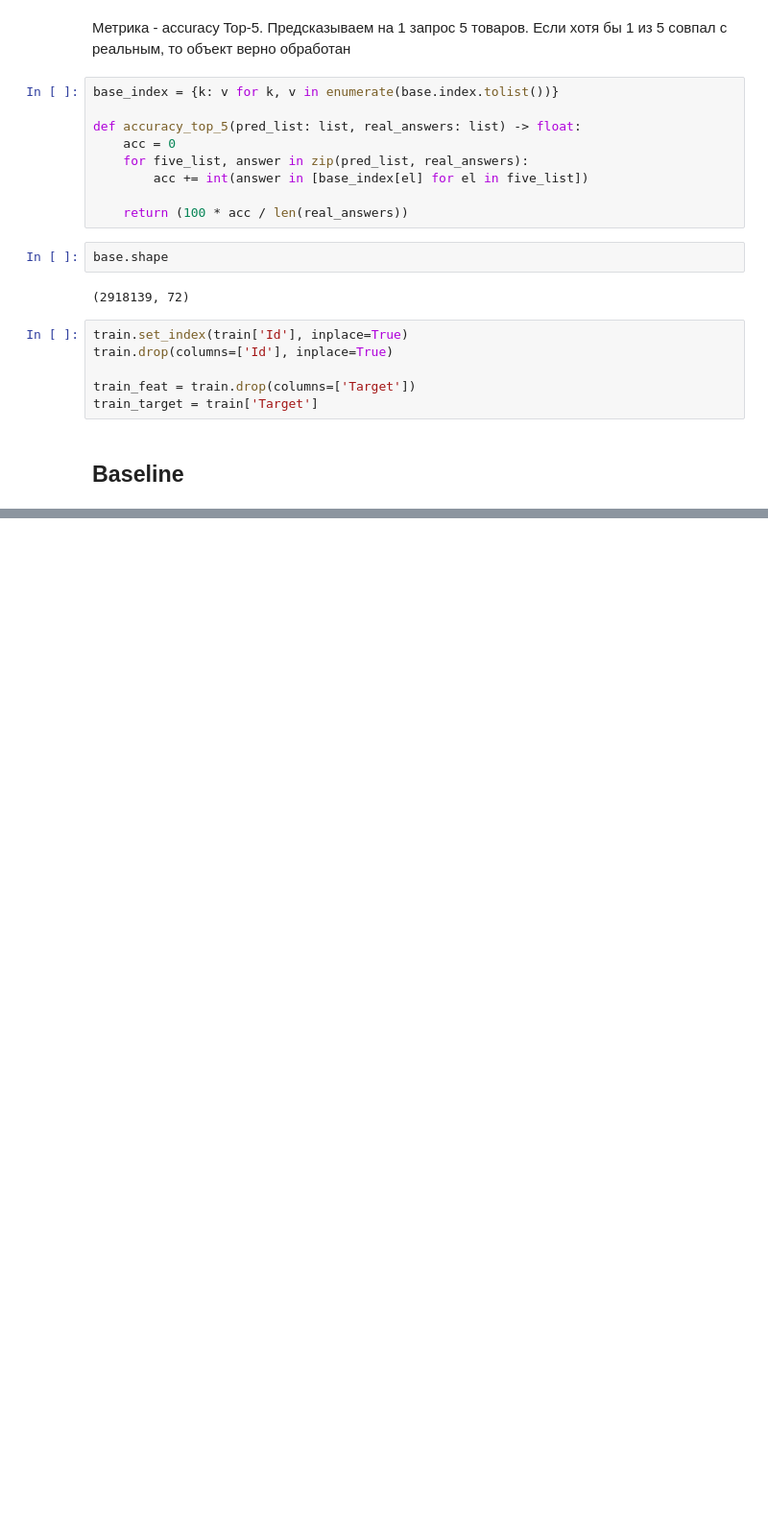
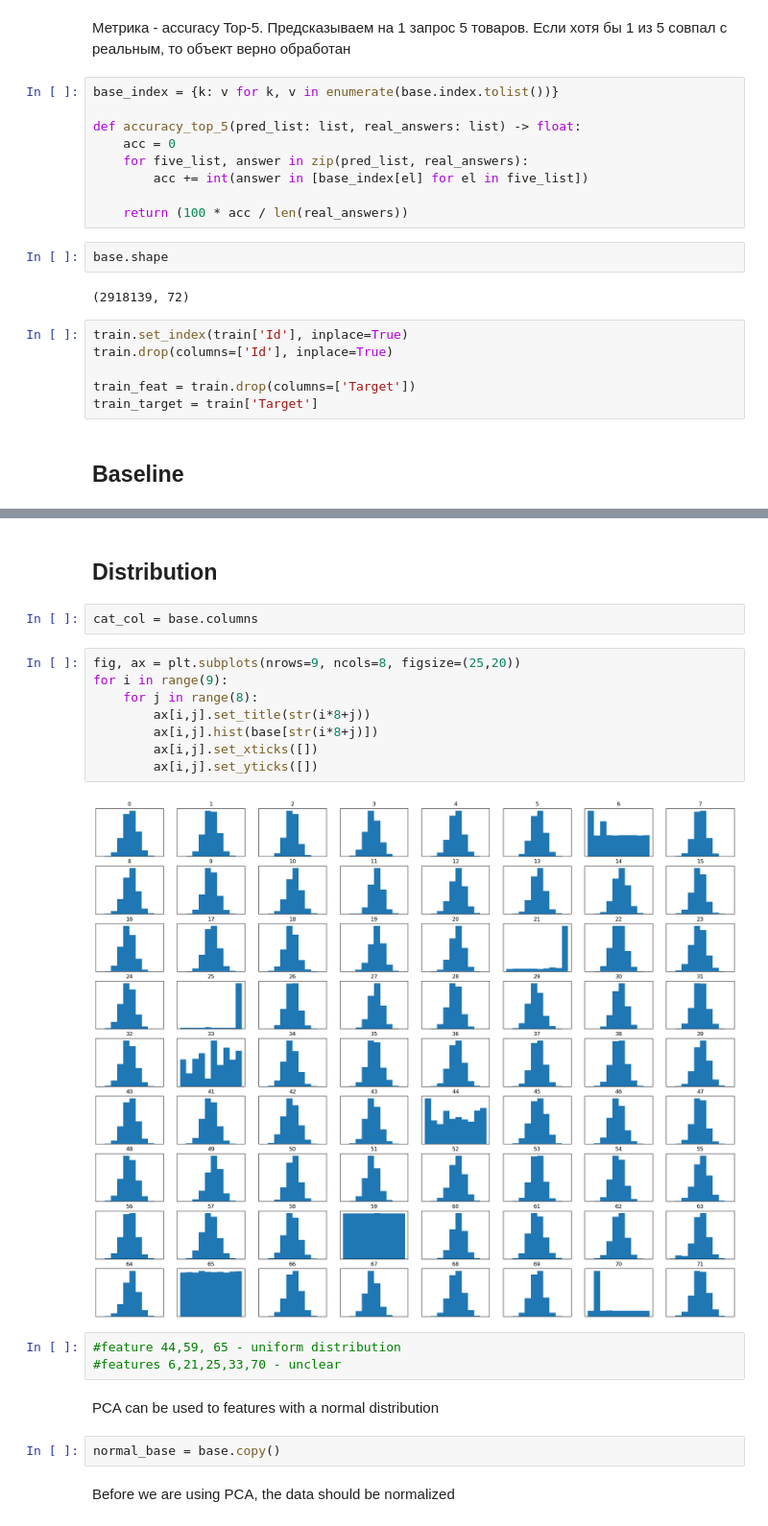
Before and after one commit to IgorStovba/ML_matching, a Jupyter notebook: Untitled.ipynb, the cells around one changed output, grey strips where cells are left out. Shown at 96% size. Cells and saved outputs as stored; diff of their text form; blank space fills up the shorter version.

```diff
--- a/Untitled.ipynb
+++ b/Untitled.ipynb
@@ -79,0 +108,23 @@ Base score: 9.358
+# %% [markdown]
+## Distribution
+# %%
+cat_col = base.columns
+# %%
+fig, ax = plt.subplots(nrows=9, ncols=8, figsize=(25,20))
+for i in range(9):
+    for j in range(8):
+        ax[i,j].set_title(str(i*8+j))
+        ax[i,j].hist(base[str(i*8+j)])
+        ax[i,j].set_xticks([])
+        ax[i,j].set_yticks([])
+# %% [output]
+[figure, added]
+# %%
+#feature 44,59, 65 - uniform distribution
+#features 6,21,25,33,70 - unclear
+# %% [markdown]
+PCA can be used to features with a normal distribution
+# %%
+normal_base = base.copy()
+# %% [markdown]
+Before we are using PCA, the data should be normalized
```
Also changed, not shown: parts of 17 cells of this notebook.
